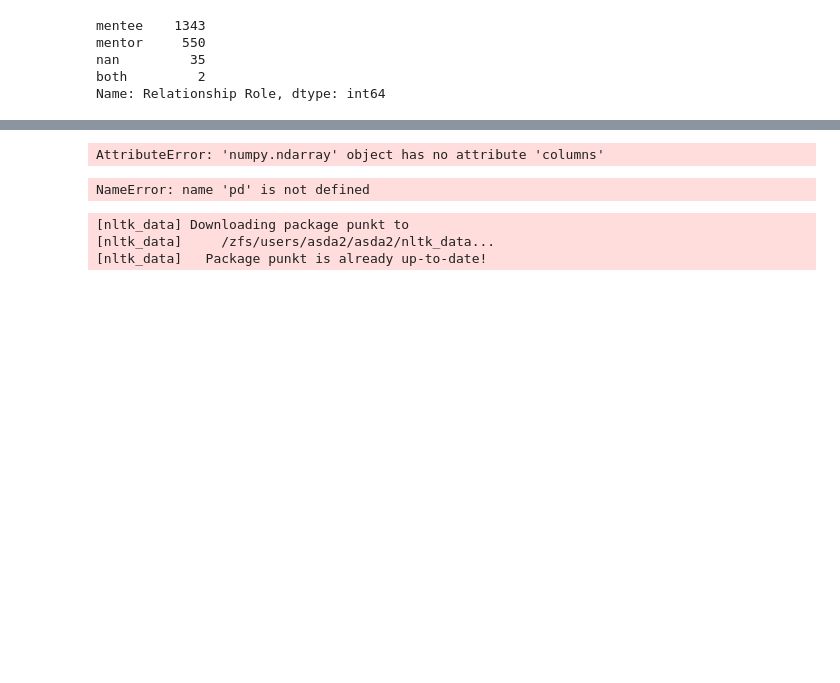
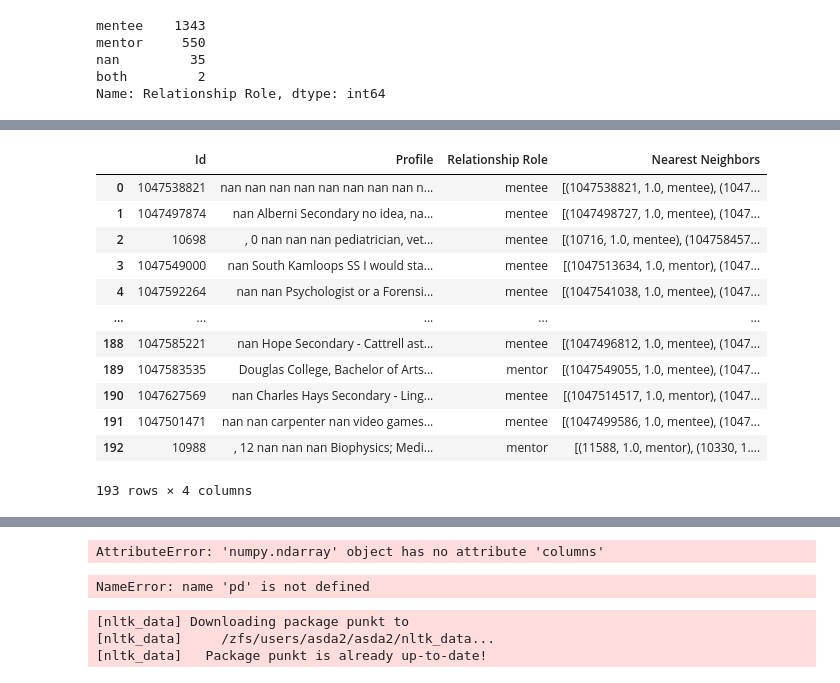
Before and after one commit to tiffchu/recommender_sys_profiles, a Jupyter notebook: bert_rec.ipynb, the cells around one changed output, grey strips where cells are left out. Cells and saved outputs as stored; diff of their text form; code cells hidden in the pictures; blank space fills up the shorter version.

```diff
--- a/bert_rec.ipynb
+++ b/bert_rec.ipynb
@@ -11,0 +81,67 @@ Name: Relationship Role, dtype: int64
+# %%
+import pandas as pd
+import numpy as np
+from gensim.models import Word2Vec
+from sklearn.metrics.pairwise import cosine_similarity
+from sklearn.neighbors import NearestNeighbors
+from sklearn.decomposition import TruncatedSVD
+from sklearn.preprocessing import normalize
+from nltk.tokenize import word_tokenize
+from nltk.corpus import stopwords
+import nltk
+
+nltk.download('punkt')
+
+df = pd.read_csv("../../../clean_data/profiles.csv", encoding='utf-8')
+df = df.astype(str).sample(frac=0.1, random_state=42)
+df['Profile'] = df.drop(columns=['Id', 'Created at', 'Relationship Role', 'Total Mentees', 'Number of Messages Sent', 'Resource Clicks', 'Courses Clicks']).agg(' '.join, axis=1)
+df['Tokens'] = df['Profile'].apply(word_tokenize)
+
+stop_words = set(stopwords.words('english'))
+df['Tokens'] = df['Tokens'].apply(lambda tokens: [word for word in tokens if word.lower() not in stop_words])
+
+
+sentences = df['Tokens'].tolist()
+word2vec_model = Word2Vec(sentences, vector_size=200, window=5, min_count=1, workers=4)
+
+def average_word2vec(tokens, model):
+    vectors = [model.wv[word] for word in tokens if word in model.wv]
+    return np.mean(vectors, axis=0) if vectors else np.zeros(model.vector_size)
+
+df['Vector'] = df['Tokens'].apply(lambda tokens: average_word2vec(tokens, word2vec_model))
+
+# embeddings quality
+print("Embedding variance: ", np.var(np.vstack(df['Vector'].values), axis=0).mean())
+
+X = np.vstack(df['Vector'].values)
+
+#   SVD
+svd = TruncatedSVD(n_components=100)
+X_reduced = svd.fit_transform(X)
+print("Explained variance ratio: ", svd.explained_variance_ratio_.sum())
+
+# normalize
+X_normalized = normalize(X_reduced)
+
+cos_sim_matrix = cosine_similarity(X_normalized)
+
+k = 5
+knn = NearestNeighbors(n_neighbors=k, metric='cosine')
+knn.fit(X_normalized)
+
+distances, indices = knn.kneighbors(X_normalized)
+
+results = []
+for i, profile in enumerate(df['Profile']):
+    nearest_neighbors = [(df.iloc[indices[i][j]]['Id'], round(1 - distances[i][j], 2), df.iloc[indices[i][j]]['Relationship Role']) for j in range(1, k)]
+    result = {
+        'Id': df.iloc[i]['Id'],
+        'Profile': profile,
+        'Relationship Role': df.iloc[i]['Relationship Role'],
+        'Nearest Neighbors': nearest_neighbors
+    }
+    results.append(result)
+
+results_df = pd.DataFrame(results)
+results_df
+# %% [output]
@@ -12,3 +153,16 @@ Name: Relationship Role, dtype: int64
+|  | Id | Profile | Relationship Role | Nearest Neighbors |
+| 0 | 1047538821 | nan nan nan nan nan nan nan nan n... | mentee | [(1047538821, 1.0, mentee), (1047... |
+| 1 | 1047497874 | nan Alberni Secondary no idea, na... | mentee | [(1047498727, 1.0, mentee), (1047... |
+| 2 | 10698 | , 0 nan nan nan pediatrician, vet... | mentee | [(10716, 1.0, mentee), (104758457... |
+| 3 | 1047549000 | nan South Kamloops SS I would sta... | mentee | [(1047513634, 1.0, mentor), (1047... |
+| 4 | 1047592264 | nan nan Psychologist or a Forensi... | mentee | [(1047541038, 1.0, mentee), (1047... |
+| ... | ... | ... | ... | ... |
+| 188 | 1047585221 | nan Hope Secondary - Cattrell ast... | mentee | [(1047496812, 1.0, mentee), (1047... |
+| 189 | 1047583535 | Douglas College, Bachelor of Arts... | mentor | [(1047549055, 1.0, mentee), (1047... |
+| 190 | 1047627569 | nan Charles Hays Secondary - Ling... | mentee | [(1047514517, 1.0, mentor), (1047... |
+| 191 | 1047501471 | nan nan carpenter nan video games... | mentee | [(1047499586, 1.0, mentee), (1047... |
+| 192 | 10988 | , 12 nan nan nan Biophysics; Medi... | mentor | [(11588, 1.0, mentor), (10330, 1.... |
+193 rows × 4 columns
 # %%
 import pandas as pd
 import numpy as np
```
Also changed, not shown: parts of 3 cells of this notebook, 6 other files.
